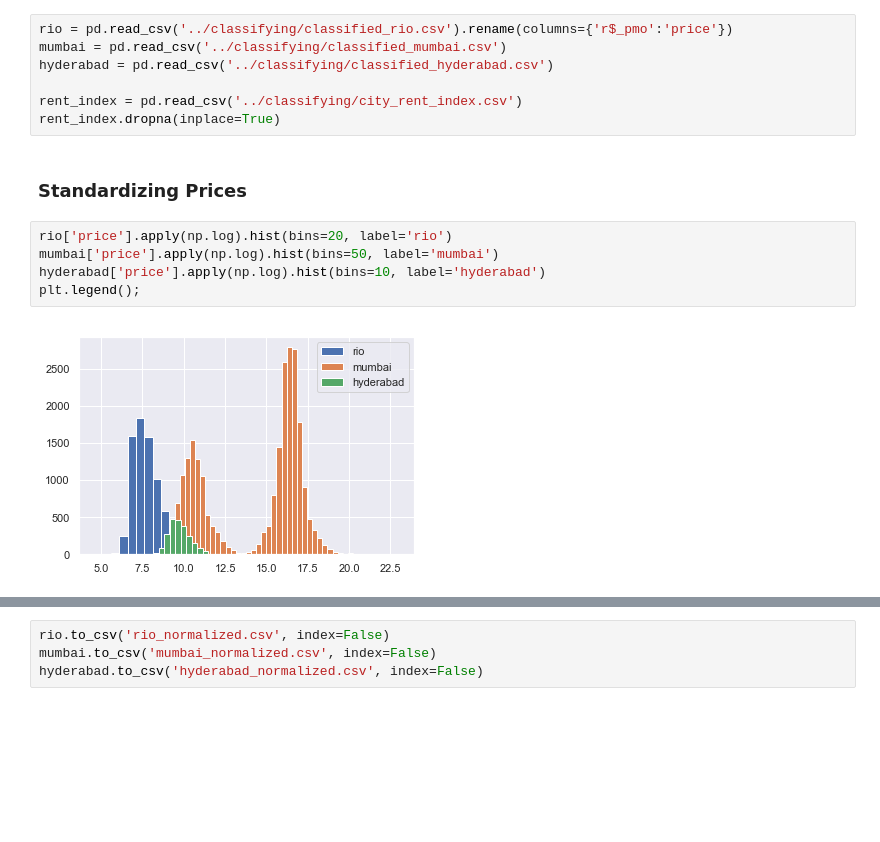
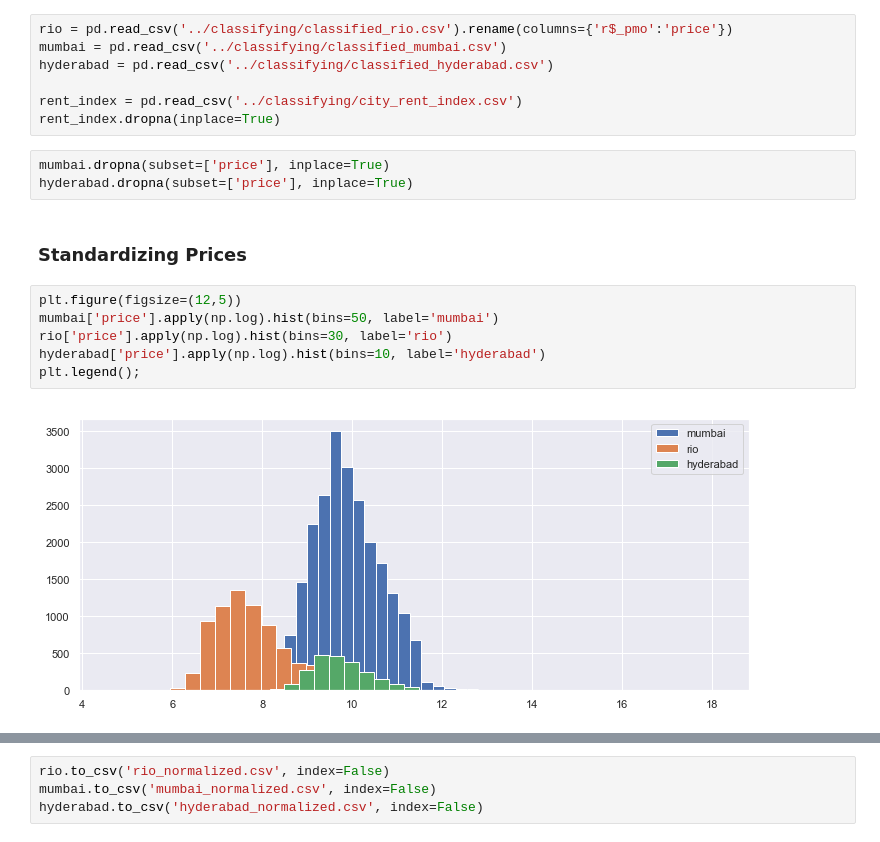
Before and after one commit to ZacharyJamesHill/slum_identification_for_New_Light_Technologies, a Jupyter notebook: real_estate_listings/classifying/city_cost_conversion.ipynb, the cells around one changed output, grey strips where cells are left out. Drawn from its saved outputs; the diff is of its cells as text; blank space fills up the shorter version.

```diff
--- a/real_estate_listings/classifying/city_cost_conversion.ipynb
+++ b/real_estate_listings/classifying/city_cost_conversion.ipynb
@@ -12,15 +12,19 @@ hyderabad = pd.read_csv('../classifying/classified_hyderabad.csv')
 
 rent_index = pd.read_csv('../classifying/city_rent_index.csv')
 rent_index.dropna(inplace=True)
+# %%
+mumbai.dropna(subset=['price'], inplace=True)
+hyderabad.dropna(subset=['price'], inplace=True)
 # %% [markdown]
 ### Standardizing Prices
 # %%
-rio['price'].apply(np.log).hist(bins=20, label='rio')
+plt.figure(figsize=(12,5))
 mumbai['price'].apply(np.log).hist(bins=50, label='mumbai')
+rio['price'].apply(np.log).hist(bins=30, label='rio')
 hyderabad['price'].apply(np.log).hist(bins=10, label='hyderabad')
 plt.legend();
 # %% [output]
-[figure, old version]
+[figure, new version]
 # %%
 # CITY RENT INDEX ADJUSTMENT
 
```
Also changed, not shown: parts of 2 cells of this notebook, 11 other files.
